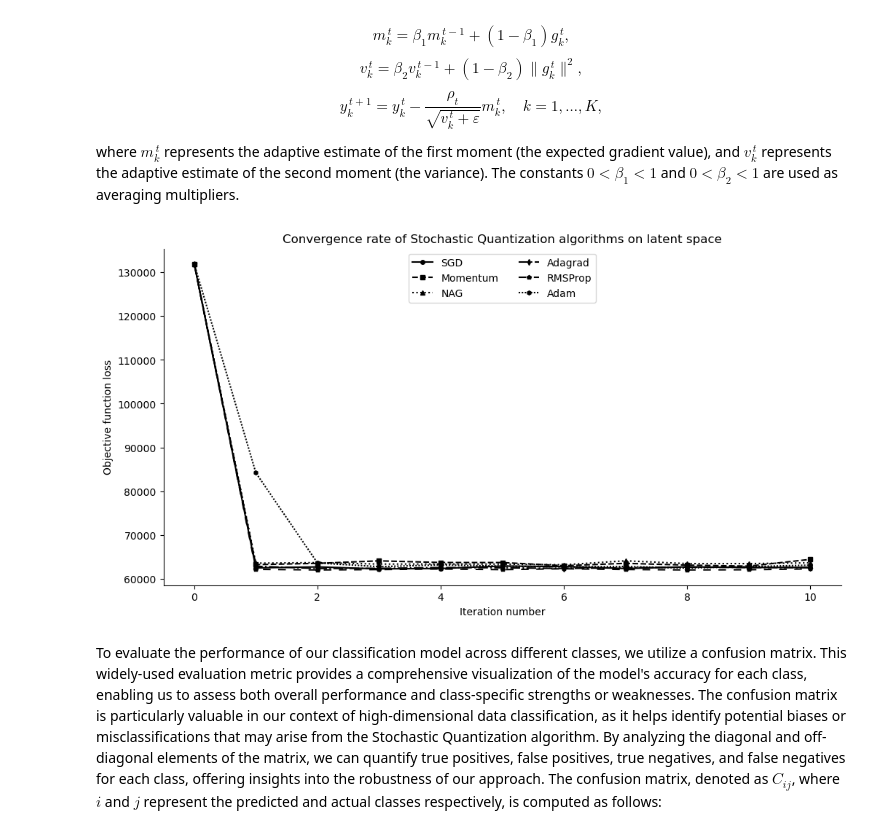
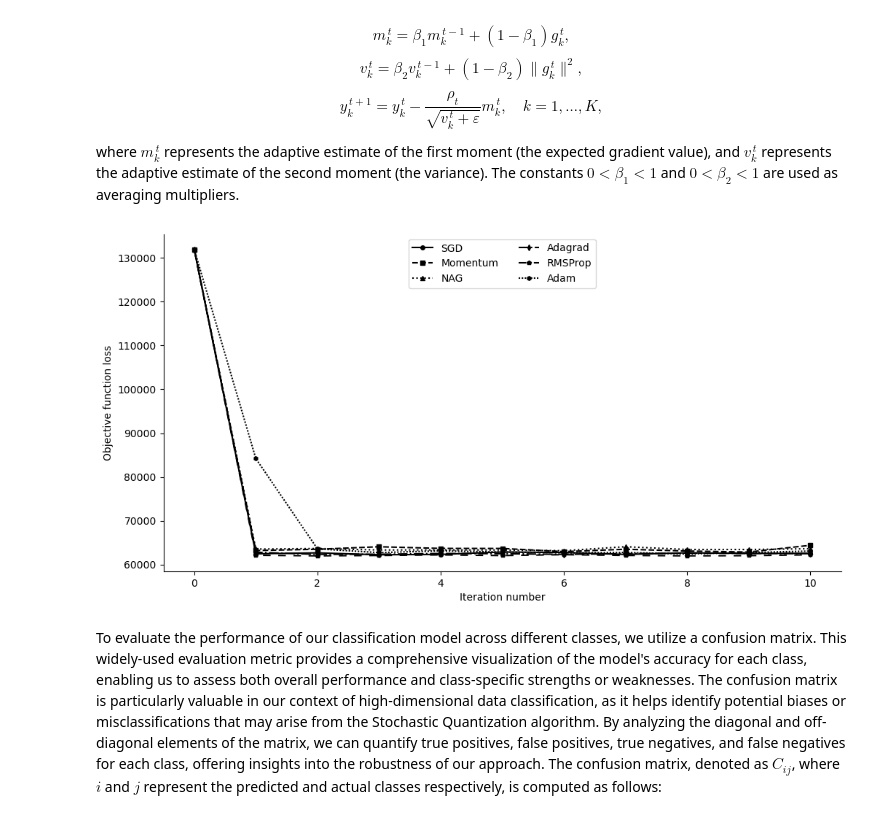
Before and after one commit to kaydotdev/stochastic-quantization, a Jupyter notebook: code/notebooks/quantization.ipynb, the cells around one changed output. Cells and saved outputs as stored; diff of their text form; code cells hidden in the pictures.

```diff
--- a/code/notebooks/quantization.ipynb
+++ b/code/notebooks/quantization.ipynb
@@ -92,7 +92,7 @@ for i, (image, label) in enumerate(
     col = i % row_elements
 
     axes[row, col].imshow(image.squeeze(), cmap="gray")
-    axes[row, col].set_title(f"Element for a class '{label}'")
+    axes[row, col].set_title(f"Element with a label '{label}'")
     axes[row, col].axis("off")
 
 # Show the plot
@@ -417,35 +415,34 @@ sq_algorithms = {
     "NAG": sq.StochasticQuantization(sq.NAGOptimizer(), n_clusters=10, max_iter=SQ_ITERS,
                                      random_state=np.random.RandomState(RANDOM_SEED)),
     "Adagrad": sq.StochasticQuantization(sq.AdagradOptimizer(), n_clusters=10, max_iter=SQ_ITERS,
                                          learning_rate=0.9, random_state=np.random.RandomState(RANDOM_SEED)),
     "RMSProp": sq.StochasticQuantization(sq.RMSPropOptimizer(), n_clusters=10, max_iter=SQ_ITERS,
                                          learning_rate=0.01, random_state=np.random.RandomState(RANDOM_SEED)),
     "Adam": sq.StochasticQuantization(sq.AdamOptimizer(), n_clusters=10, max_iter=SQ_ITERS,
                                       learning_rate=0.01, random_state=np.random.RandomState(RANDOM_SEED))
 }
 
 markers = [("o", "-"), ("s", "--"), ("^", ":"), ("d", "-."), ("p", (0, (5, 5))), ("h", (0, (1, 1)))]
 fig, ax = plt.subplots(1, 1, figsize=(12, 6))
 
 for idx, (name, alg) in enumerate(sq_algorithms.items()):
     marker, linestyle = markers[idx % len(markers)]
 
     alg = alg.fit(train_all_embeds)
 
     ax.plot(range(len(alg.loss_history_)), alg.loss_history_,
             linestyle=linestyle, marker=marker, color="k",
             markersize=4, label=name)
 
 ax.spines["top"].set_visible(False)
 ax.spines["right"].set_visible(False)
 
-plt.title("Convergence rate of Stochastic Quantization algorithms on latent space")
 plt.xlabel("Iteration number")
 plt.ylabel("Objective function loss")
 plt.legend(loc="upper center", ncol=2)
 plt.show()
 # %% [output]
-[figure, old version]
+[figure, new version]
 # %% [markdown]
 To evaluate the performance of our classification model across different classes, we utilize a confusion matrix. This widely-used evaluation metric provides a comprehensive visualization of the model's accuracy for each class, enabling us to assess both overall performance and class-specific strengths or weaknesses. The confusion matrix is particularly valuable in our context of high-dimensional data classification, as it helps identify potential biases or misclassifications that may arise from the Stochastic Quantization algorithm. By analyzing the diagonal and off-diagonal elements of the matrix, we can quantify true positives, false positives, true negatives, and false negatives for each class, offering insights into the robustness of our approach. The confusion matrix, denoted as $C_{ij}$, where $i$ and $j$ represent the predicted and actual classes respectively, is computed as follows:
 
```
Also changed, not shown: parts of 3 cells of this notebook.
